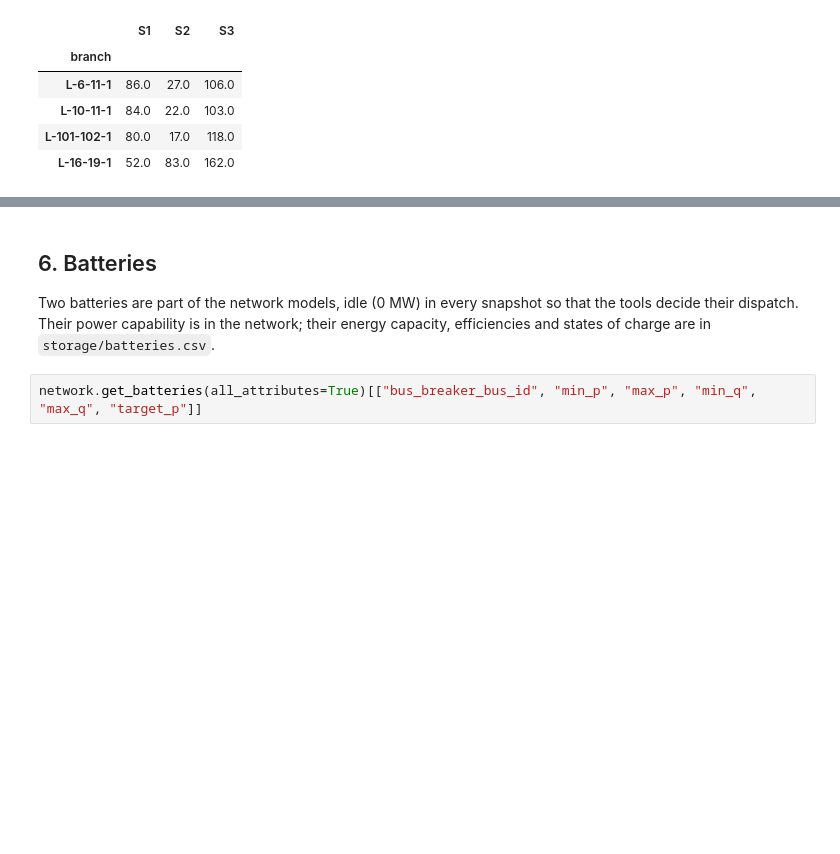
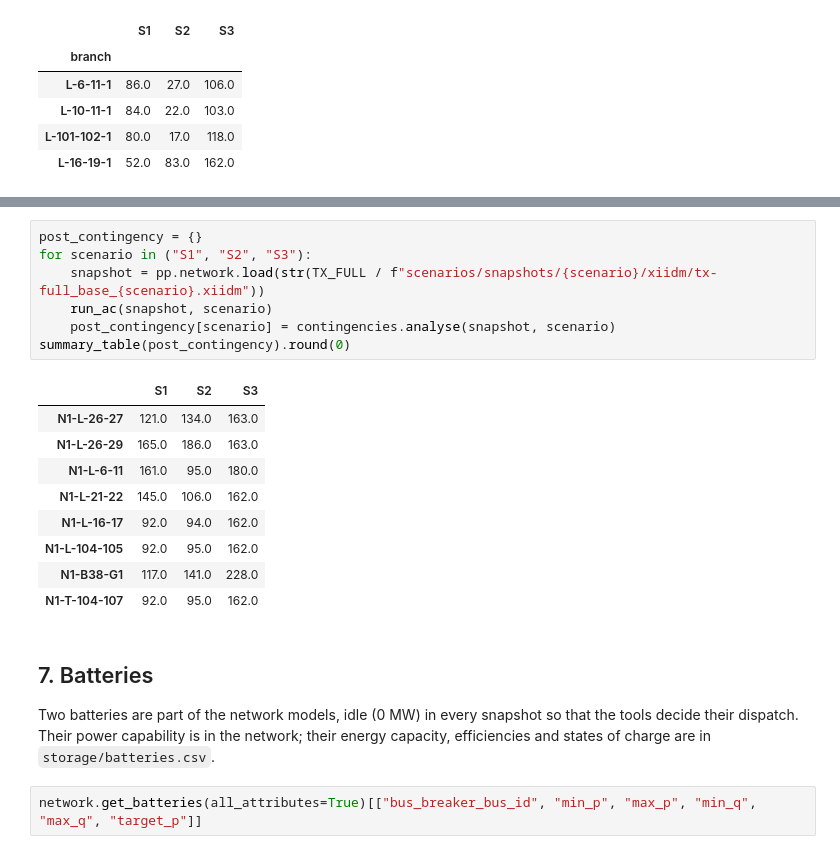
Before and after one commit to SuperGrid-Institute/hynet-t32-reference-test-case, a Jupyter notebook: notebooks/presentation.ipynb, the cells around one changed output, grey strips where cells are left out. Drawn from its saved outputs; the diff is of its cells as text; blank space fills up the shorter version.

```diff
--- a/notebooks/presentation.ipynb
+++ b/notebooks/presentation.ipynb
@@ -189,5 +212,22 @@ overloads[(overloads > 100).any(axis=1)].round(0)
+# %%
+post_contingency = {}
+for scenario in ("S1", "S2", "S3"):
+    snapshot = pp.network.load(str(TX_FULL / f"scenarios/snapshots/{scenario}/xiidm/tx-full_base_{scenario}.xiidm"))
+    run_ac(snapshot, scenario)
+    post_contingency[scenario] = contingencies.analyse(snapshot, scenario)
+summary_table(post_contingency).round(0)
+# %% [output]
+|  | S1 | S2 | S3 |
+| N1-L-26-27 | 121.0 | 134.0 | 163.0 |
+| N1-L-26-29 | 165.0 | 186.0 | 163.0 |
+| N1-L-6-11 | 161.0 | 95.0 | 180.0 |
+| N1-L-21-22 | 145.0 | 106.0 | 162.0 |
+| N1-L-16-17 | 92.0 | 94.0 | 162.0 |
+| N1-L-104-105 | 92.0 | 95.0 | 162.0 |
+| N1-B38-G1 | 117.0 | 141.0 | 228.0 |
+| N1-T-104-107 | 92.0 | 95.0 | 162.0 |
 # %% [markdown]
-## 6. Batteries
+## 7. Batteries
 
 Two batteries are part of the network models, idle (0 MW) in every snapshot so that
 the tools decide their dispatch. Their power capability is in the network; their
```
Also changed, not shown: parts of 3 cells of this notebook, 9 other files.
